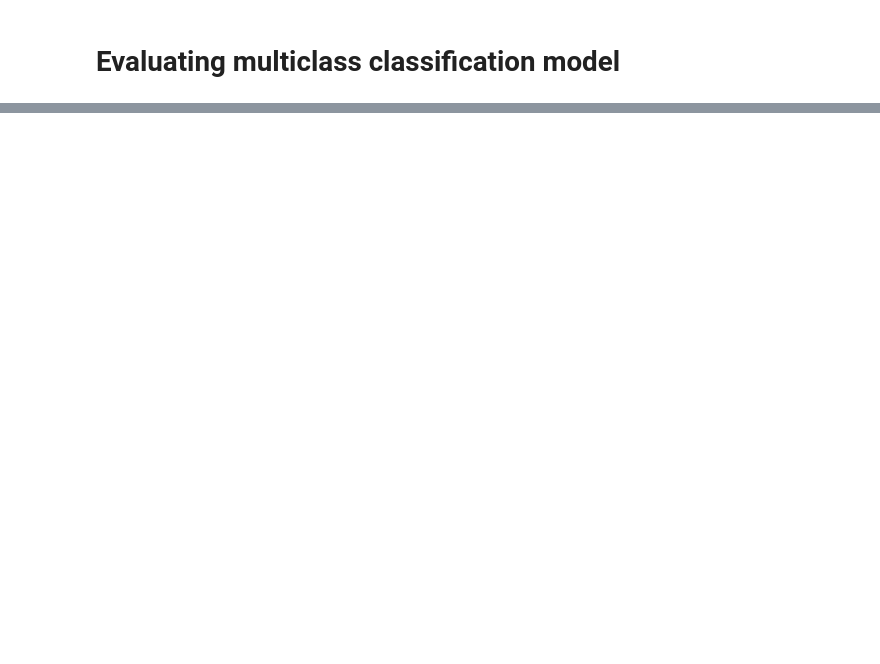
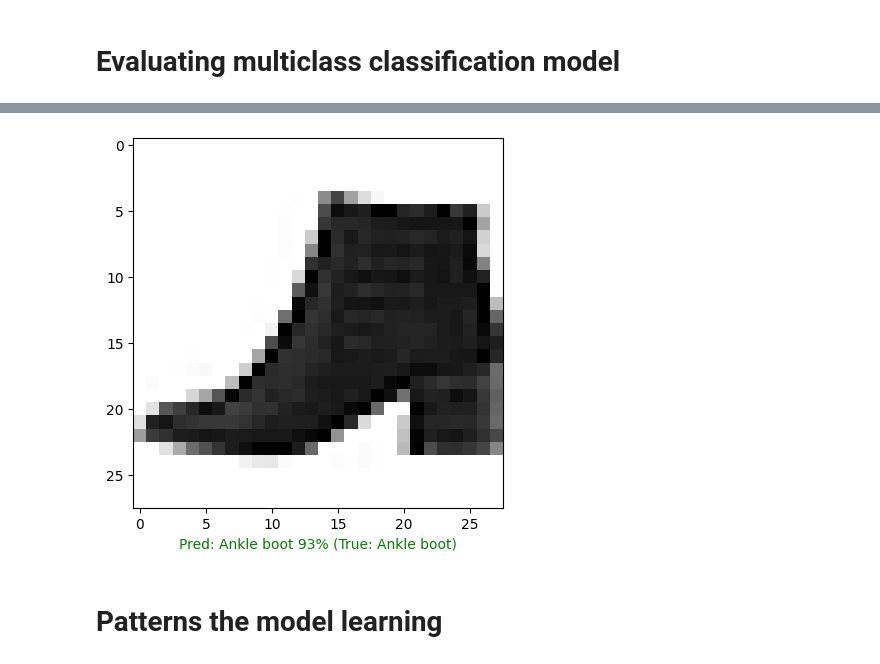
Before and after one commit to Zuhair0000/tensorflow_bootcamp, a Jupyter notebook: 02_neural_network_classification.ipynb, the cells around one changed output, grey strips where cells are left out. Saved outputs shown, nothing was run; the diff lists cells and outputs as text; code cells hidden in the pictures; blank space fills up the shorter version.

```diff
--- a/02_neural_network_classification.ipynb
+++ b/02_neural_network_classification.ipynb
@@ -1099,0 +1101,28 @@ make_decision_matrix(test_labels, y_preds, figsize=(20, 20))
+# %%
+import random
+
+def plot_random_image(model, images, true_labels, classes):
+  i = random.randint(0, len(images))
+
+  target_images = images[i]
+  pred_probs = model.predict(target_images.reshape(1, 28, 28))
+  pred_label = classes[pred_probs.argmax()]
+  true_label = classes[true_labels[i]]
+
+  plt.imshow(target_images, cmap=plt.cm.binary)
+
+  if pred_label == true_label:
+    color = "green"
+  else:
+    color = "red"
+
+  plt.xlabel("Pred: {} {:2.0f}% (True: {})".format(pred_label,
+                                                   100*tf.reduce_max(pred_probs),
+                                                   true_label,),
+             color=color)
+# %%
+plot_random_image(model_14,
+                  test_data,
+                  test_labels,
+                  class_names)
+# %% [output]
@@ -1099,0 +1130,3 @@ make_decision_matrix(test_labels, y_preds, figsize=(20, 20))
+[figure, added]
+# %% [markdown]
+# Patterns the model learning
```
Also changed, not shown: parts of 19 cells of this notebook.
